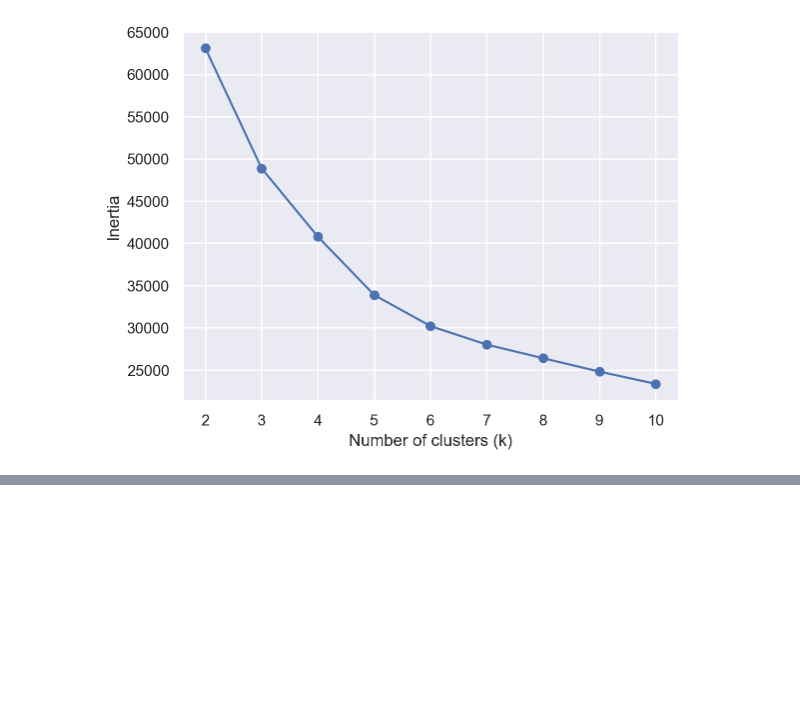
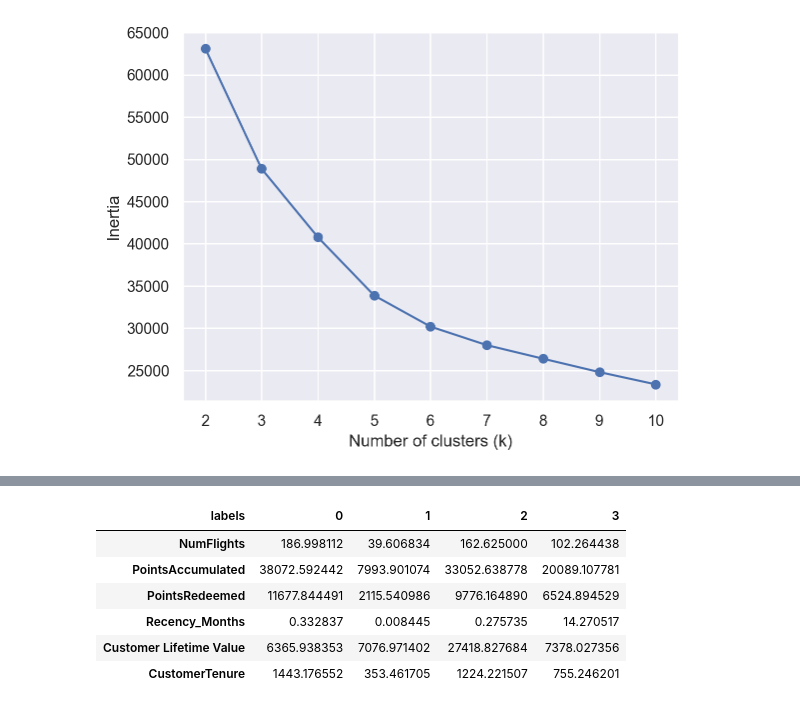
Before and after one commit to Filipesteves974/Data-Mining, a Jupyter notebook: clustering_merged copy.ipynb, the cells around one changed output, grey strips where cells are left out. Cells and saved outputs as stored; diff of their text form; code cells hidden in the pictures; blank space fills up the shorter version.

```diff
--- a/clustering_merged copy.ipynb
+++ b/clustering_merged copy.ipynb
@@ -272,7 +293,7 @@ plt.show()
 # %% [output]
 [figure]
 # %%
-range_clusters = range(1, 11)
+range_clusters = range(1, 7)
 # %%
 inertia = []
 for n_clus in range_clusters:  # iterate over desired ncluster range
@@ -375,2 +396,20 @@ TEM QUE SE ALTERAR
 # %%
 kmeans = KMeans(n_clusters=4, random_state=42, n_init=10)
+kmeans_labels = kmeans.fit_predict(X2)
+# %%
+# Characterizing 4 clusters
+
+df_concat = pd.concat([
+    merged_df[metric_features],
+    pd.Series(kmeans_labels, name='labels', index=merged_df.index)
+    ],
+    axis=1)
+df_concat.groupby('labels').mean().T
+# %% [output]
+| labels | 0 | 1 | 2 | 3 |
+| NumFlights | 186.998112 | 39.606834 | 162.625000 | 102.264438 |
+| PointsAccumulated | 38072.592442 | 7993.901074 | 33052.638778 | 20089.107781 |
+| PointsRedeemed | 11677.844491 | 2115.540986 | 9776.164890 | 6524.894529 |
+| Recency_Months | 0.332837 | 0.008445 | 0.275735 | 14.270517 |
+| Customer Lifetime Value | 6365.938353 | 7076.971402 | 27418.827684 | 7378.027356 |
+| CustomerTenure | 1443.176552 | 353.461705 | 1224.221507 | 755.246201 |
```
Also changed, not shown: parts of 29 cells of this notebook.
